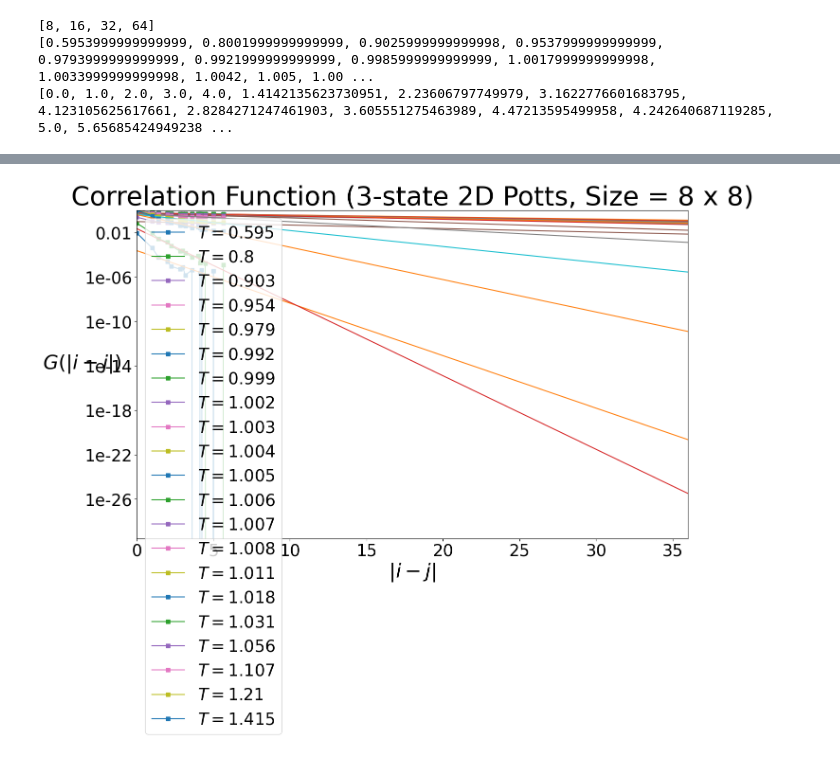
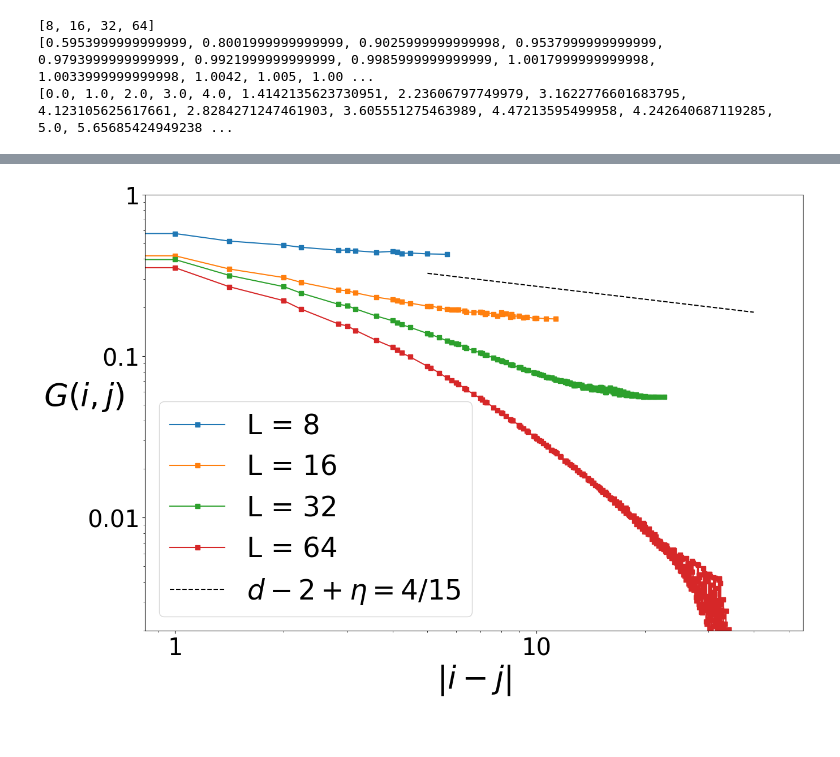
Before and after one commit to LEE-SungBin/potts, a Jupyter notebook: potts plot (corr).ipynb, the cells around one changed output, grey strips where cells are left out. Saved outputs shown, nothing was run; the diff lists cells and outputs as text; code cells hidden in the pictures; blank space fills up the shorter version.

```diff
--- a/potts plot (corr).ipynb
+++ b/potts plot (corr).ipynb
@@ -111,7 +110,7 @@ fig, ax = plt.subplots(figsize = (15, 9))
 
 State = 3
 Dimension = 2
-Size = 8
+Size = 64
 
 q = Irreducible_State.index(State)
 D = Irreducible_Dimension.index(Dimension)
@@ -147,8 +146,8 @@ plt.show()
 Data = [[[[[0 for i in range(3)] for i in range(N_Temperature)] for _ in range(N_Size)] for i in range(N_Dimension)] for i in range(N_State)]
 Correlation_Temperature, Correlation_Length = [[[[] for _ in range(N_Size)] for i in range(N_Dimension)] for i in range(N_State)], [[[[] for _ in range(N_Size)] for i in range(N_Dimension)] for i in range(N_State)]
 
-From = 1
-To = 10
+D_From, D_To = 1, 10
+Corr_From, Corr_To = 0.00001, 1
 
 for i in range(N_State):
     for j in range(N_Dimension):
@@ -160,7 +159,7 @@ for i in range(N_State):
                     x, y = [], []
 
                     for m in range(np.size(Distance[i][j][k][l])):
-                        if(Distance[i][j][k][l][m] >= From and Distance[i][j][k][l][m] <= To and Correlation_Function[i][j][k][l][m] > 0):
+                        if(Distance[i][j][k][l][m] >= D_From and Distance[i][j][k][l][m] <= D_To and Correlation_Function[i][j][k][l][m] > Corr_From and Correlation_Function[i][j][k][l][m] < Corr_To):
                             x.append(Distance[i][j][k][l][m])
                             y.append(log(Correlation_Function[i][j][k][l][m]))
 
@@ -214,43 +325,55 @@ plt.show()
+# %%
+for i in range(N_State):
+    for j in range(N_Dimension):
+        for k in range(N_Size):
+            if(np.size(Correlation_Function[i][j][k]) != 0):
+                temp1 = np.vstack([Distance[i][j][k], Correlation_Function[i][j][k]])
+
+                temp2 = temp1 [ :, temp1[0].argsort()]
+
+                Distance[i][j][k] = temp2[0]
+                Correlation_Function[i][j][k] = temp2[1]
 # %%
+fig, ax = plt.subplots(figsize = (15, 10))
+
 State = 3
 Dimension = 2
-Size = 8
+
 q = Irreducible_State.index(State)
 D = Irreducible_Dimension.index(Dimension)
-N = Irreducible_Size.index(Size)
 
-fig, ax = plt.subplots(figsize = (15, 9))
+Eta = frac(4 / 15).limit_denominator(20)
 
-for i in range(N_Temperature):
-    Temperature = Irreducible_Temperature[i]
+def g(x):
+    return 0.5 * pow(x, - (Dimension - 2 + Eta))
 
-    if(np.size(Correlation_Function[q][D][N][i]) != 0):
-        def f(x):
-            return exp(Data[q][D][N][i][0] + Data[q][D][N][i][1] * x)
+for i in range(N_Size):
+    Size = Irreducible_Size[i]
 
-        x = np.linspace(0, 40, 100)
-        y = np.vectorize(f)
+    if(len(Correlation_Function[q][D][i]) != 0):
+        ax.plot(Distance[q][D][i], Correlation_Function[q][D][i], 's-', label = f'{Size_Print(Dimension, Size)}')
 
-        ax.plot(Distance[q][D][N][i], Correlation_Function[q][D][N][i], 's-', label = f'$T = {round(Temperature, 3)}$')
-        ax.plot(x, y(x), '-')
+x = np.linspace(5, 40)
+y = np.vectorize(g)
+ax.plot(x, y(x),'k--', label = fr'$d - 2 + \eta = {Dimension - 2 + Eta}$')
 
-ax.set_title(f"Correlation Function ({State}-state {Dimension}D Potts, {Size_Print(Dimension, Size)})", fontsize = 40)
+# ax.set_title(f"Correlation Function ({State}-state {Dimension}D Critical Potts)", fontsize = 40)
 
+ax.set_xscale('log')
 ax.set_yscale('log')
 
 Log_Setting(ax)
 
-ax.set_xlabel("$|i-j|$", fontsize = 30)
-ax.set_ylabel("$G(|i-j|)$", fontsize = 30, rotation = 0)
+ax.set_xlabel("$|i-j|$", fontsize = 40)
+ax.set_ylabel("$G(i,j)$", fontsize = 40, rotation = 0)
 
-ax.axis([0, 36, None, 1])
+ax.axis([0, None, 0.002, 1])
+ax.tick_params(axis = 'both', labelsize = 30)
 
-ax.tick_params(axis = 'both', labelsize = 25)
+ax.legend(fontsize=35,loc='best')
 
-ax.legend(fontsize=25, loc='best')
-
-fig.savefig(os.path.join(LOCATION, f'Correlation Function with Regression ({State}-state {Dimension}D Potts, {Size_Print(Dimension, Size)}).jpg'))
+fig.savefig(os.path.join(LOCATION, f'Correlation Function ({State}-state {Dimension}D Critical Potts).jpg'))
 
 plt.show()
 # %% [output]
-[figure, old version]
+[figure, new version]
```
Also changed, not shown: parts of 7 cells of this notebook, 47 other files.
